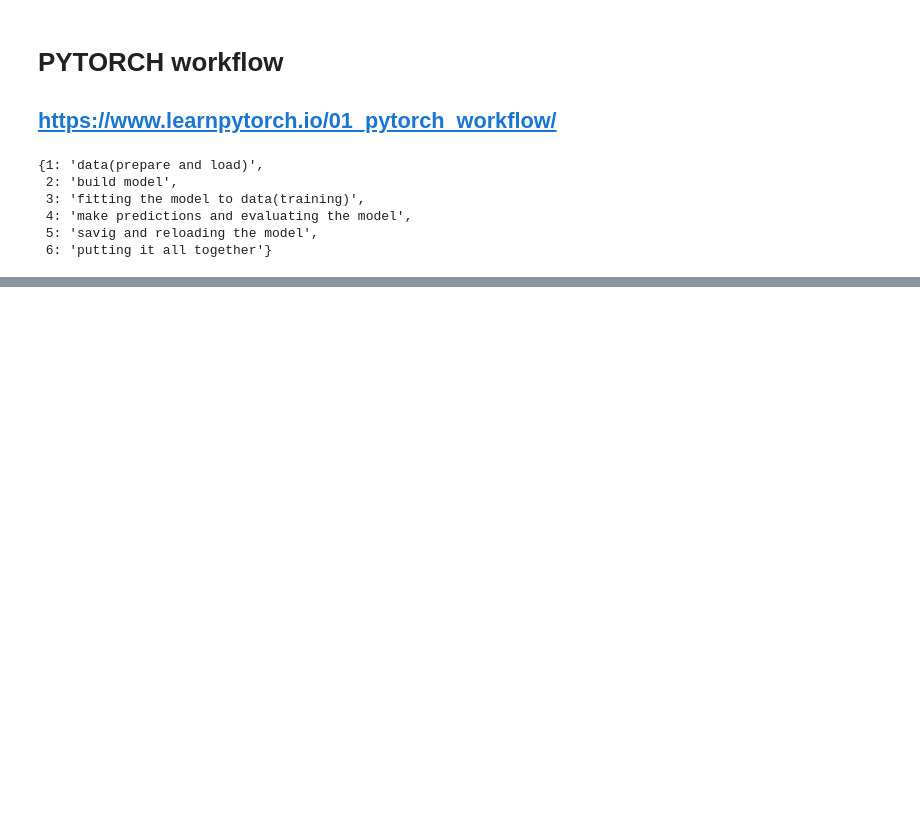
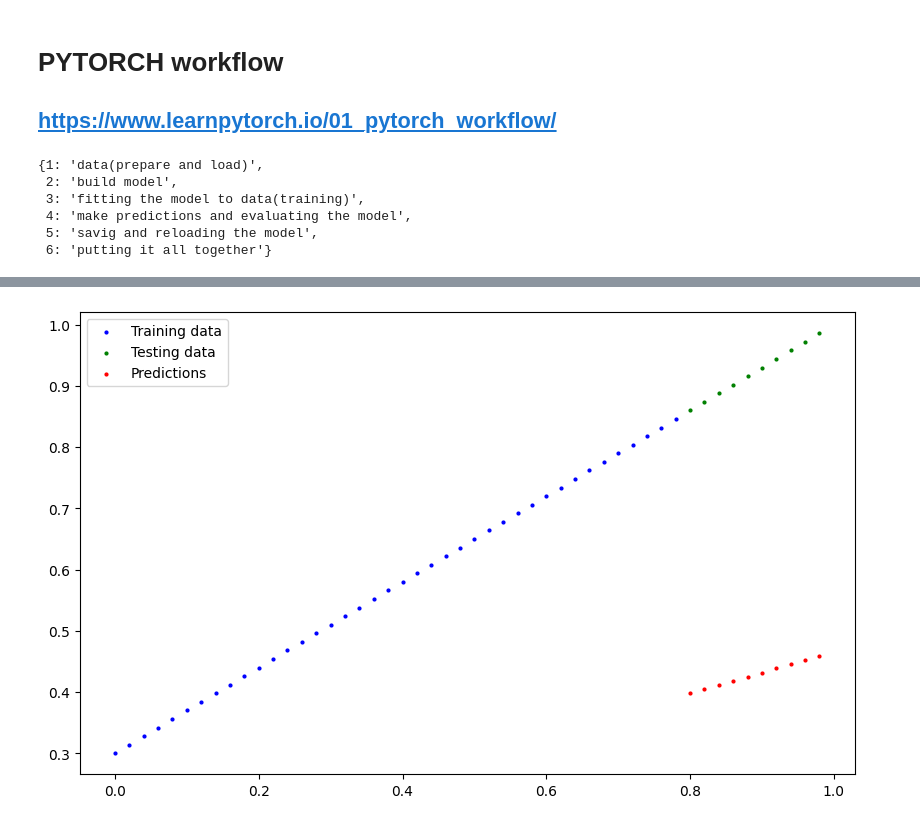
Before and after one commit to rehmanaly0051/Pytorch-DeepLearning, a Jupyter notebook: 01_pytorch_workflow.ipynb, the cells around one changed output, grey strips where cells are left out. Cells and saved outputs as stored; diff of their text form; code cells hidden in the pictures; blank space fills up the shorter version.

```diff
--- a/01_pytorch_workflow.ipynb
+++ b/01_pytorch_workflow.ipynb
@@ -27,0 +129,17 @@ False
+# %%
+from torch import nn
+class LinearRegressionModel(nn.Module): # <-almost everything in pytorch is inherit from this
+  def __init__(self):
+    super().__init__()
+    self.weights = nn.Parameter(torch.randn(1,
+                                            requires_grad=True,
+                                            dtype=torch.float))
+
+    self.bias = nn.Parameter(torch.randn(1,
+                                         requires_grad=True,
+                                         dtype=torch.float))
+
+  # Forward Method to define computation in the model
+  # This function takes input data, processes it through the network's layers, and returns the output.
+  def forward(self, x:torch.Tensor) -> torch.Tensor: # x is the input data
+    return self.weights * x + self.bias
@@ -27,0 +155,8 @@ False
+# %%
+# creating a random seed (random numbers).
+torch.manual_seed(42)
+
+# creating as=n instance of our model
+
+model_0 = LinearRegressionModel()
+list(model_0.parameters())
@@ -27,0 +200,4 @@ False
+# %%
+with torch.inference_mode():
+  y_preds = model_0(X_test)
+y_preds
@@ -27,0 +215,4 @@ False
+# %%
+plot_predictions(predictions=y_preds)
+# %% [output]
+[figure, added]
```
Also changed, not shown: parts of 18 cells of this notebook.
